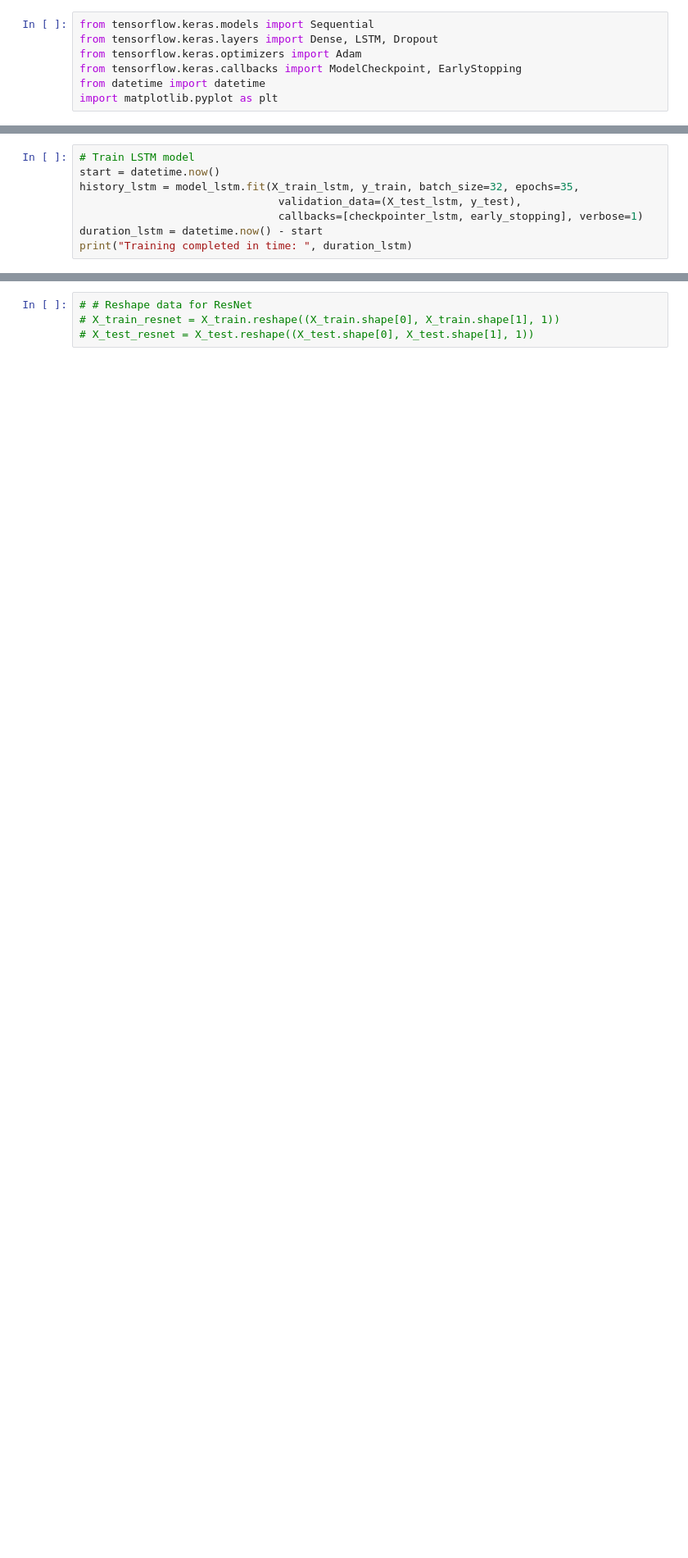
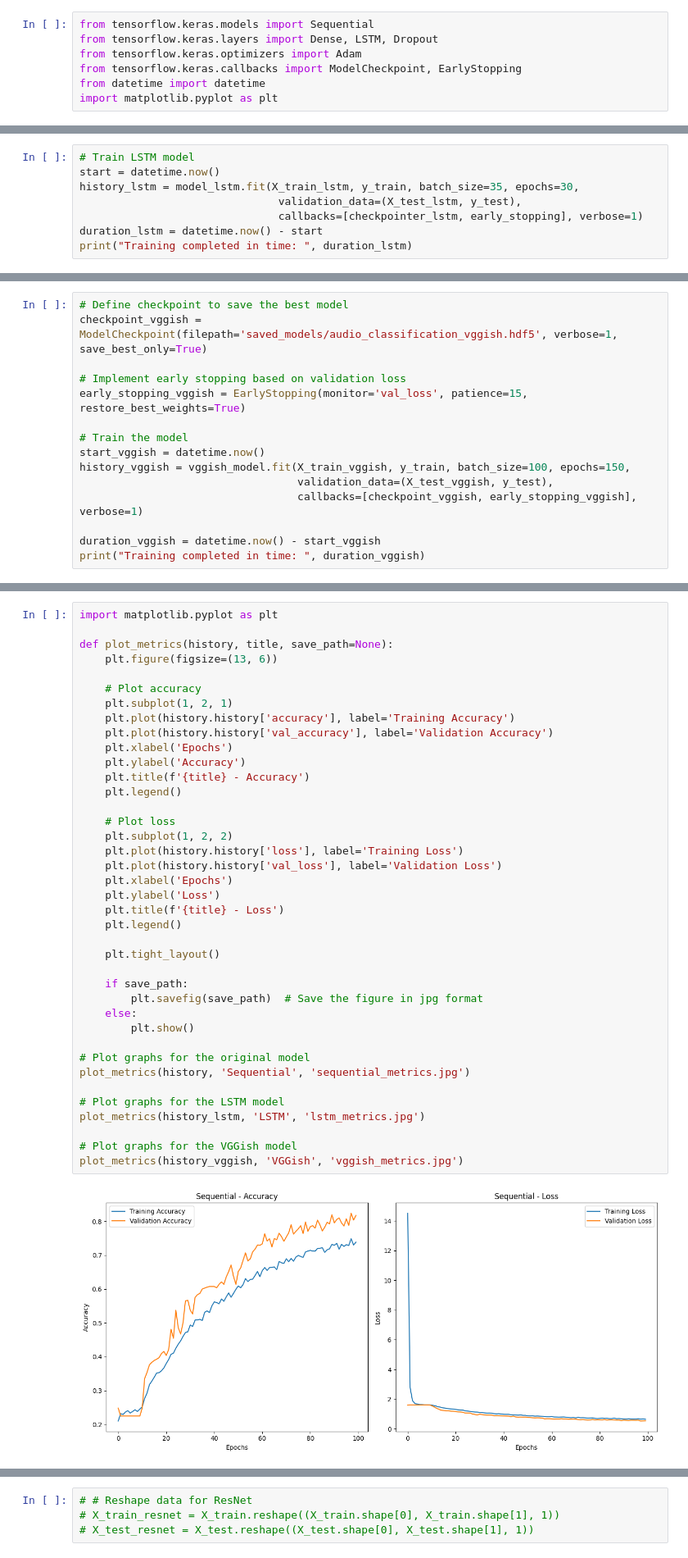
Before and after one commit to RahulBattula/Bird-Audio-Classification, a Jupyter notebook: Final_Code.ipynb, the cells around one changed output, grey strips where cells are left out. Shown at 82% size. Cells and saved outputs as stored; diff of their text form; blank space fills up the shorter version.

```diff
--- a/Final_Code.ipynb
+++ b/Final_Code.ipynb
@@ -519,7 +515,7 @@ early_stopping = EarlyStopping(monitor='val_loss', patience=5, restore_best_weig
 # %%
 # Train LSTM model
 start = datetime.now()
-history_lstm = model_lstm.fit(X_train_lstm, y_train, batch_size=32, epochs=35,
+history_lstm = model_lstm.fit(X_train_lstm, y_train, batch_size=35, epochs=30,
                                validation_data=(X_test_lstm, y_test),
                                callbacks=[checkpointer_lstm, early_stopping], verbose=1)
 duration_lstm = datetime.now() - start
@@ -624,0 +699,15 @@ weighted avg       0.88      0.88      0.88      1085
+# %%
+# Define checkpoint to save the best model
+checkpoint_vggish = ModelCheckpoint(filepath='saved_models/audio_classification_vggish.hdf5', verbose=1, save_best_only=True)
+
+# Implement early stopping based on validation loss
+early_stopping_vggish = EarlyStopping(monitor='val_loss', patience=15, restore_best_weights=True)
+
+# Train the model
+start_vggish = datetime.now()
+history_vggish = vggish_model.fit(X_train_vggish, y_train, batch_size=100, epochs=150,
+                                  validation_data=(X_test_vggish, y_test),
+                                  callbacks=[checkpoint_vggish, early_stopping_vggish], verbose=1)
+
+duration_vggish = datetime.now() - start_vggish
+print("Training completed in time: ", duration_vggish)
@@ -624,0 +818,41 @@ weighted avg       0.88      0.88      0.88      1085
+# %%
+import matplotlib.pyplot as plt
+
+def plot_metrics(history, title, save_path=None):
+    plt.figure(figsize=(13, 6))
+
+    # Plot accuracy
+    plt.subplot(1, 2, 1)
+    plt.plot(history.history['accuracy'], label='Training Accuracy')
+    plt.plot(history.history['val_accuracy'], label='Validation Accuracy')
+    plt.xlabel('Epochs')
+    plt.ylabel('Accuracy')
+    plt.title(f'{title} - Accuracy')
+    plt.legend()
+
+    # Plot loss
+    plt.subplot(1, 2, 2)
+    plt.plot(history.history['loss'], label='Training Loss')
+    plt.plot(history.history['val_loss'], label='Validation Loss')
+    plt.xlabel('Epochs')
+    plt.ylabel('Loss')
+    plt.title(f'{title} - Loss')
+    plt.legend()
+
+    plt.tight_layout()
+
+    if save_path:
+        plt.savefig(save_path)  # Save the figure in jpg format
+    else:
+        plt.show()
+
+# Plot graphs for the original model
+plot_metrics(history, 'Sequential', 'sequential_metrics.jpg')
+
+# Plot graphs for the LSTM model
+plot_metrics(history_lstm, 'LSTM', 'lstm_metrics.jpg')
+
+# Plot graphs for the VGGish model
+plot_metrics(history_vggish, 'VGGish', 'vggish_metrics.jpg')
+# %% [output]
+[figure, added]
```
Also changed, not shown: parts of 34 cells of this notebook.
